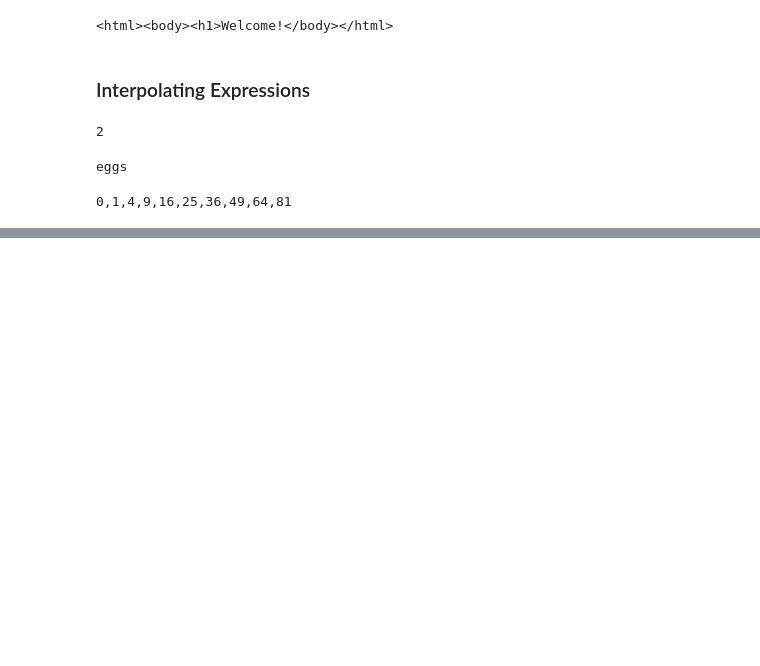
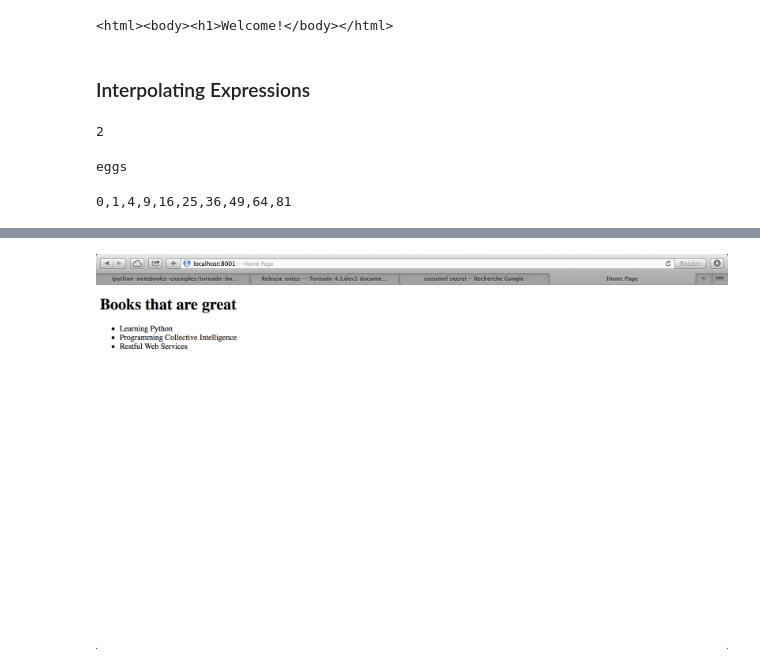
Before and after one commit to secat/ipython-notebooks-examples, a Jupyter notebook: tornado-book/chapter_2.ipynb, the cells around one changed output, grey strips where cells are left out. Saved outputs shown, nothing was run; the diff lists cells and outputs as text; code cells hidden in the pictures; blank space fills up the shorter version.

Commit message:
Completed tornado book chapter 2 examples

```diff
--- a/tornado-book/chapter_2.ipynb
+++ b/tornado-book/chapter_2.ipynb
@@ -46,0 +54,5 @@ print(Template("{{','.join([str(x*x) for x in range(10)])}}").generate())
+# %%
+from IPython.display import Image
+Image(filename='images/example_2.2-book.png')
+# %% [output]
+[figure, added]
```
Also changed, not shown: parts of 7 cells of this notebook, 8 other files.
